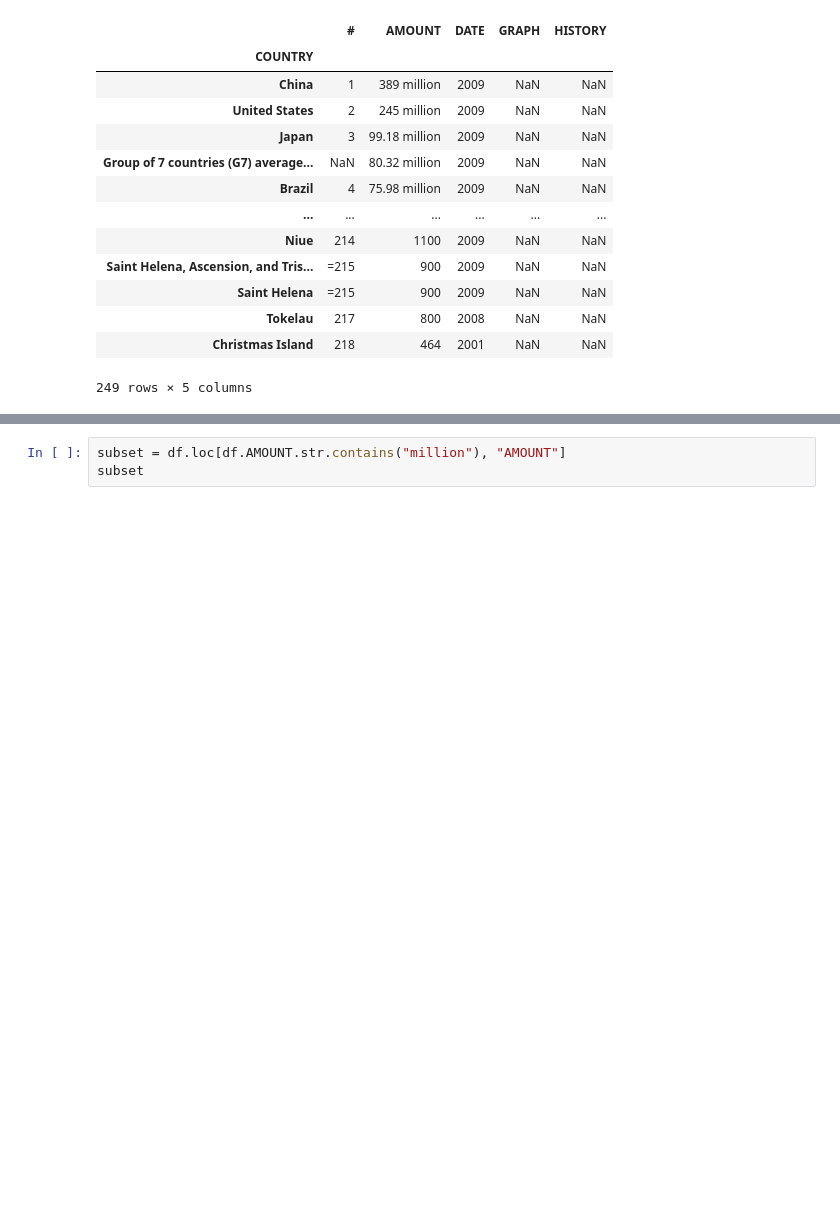
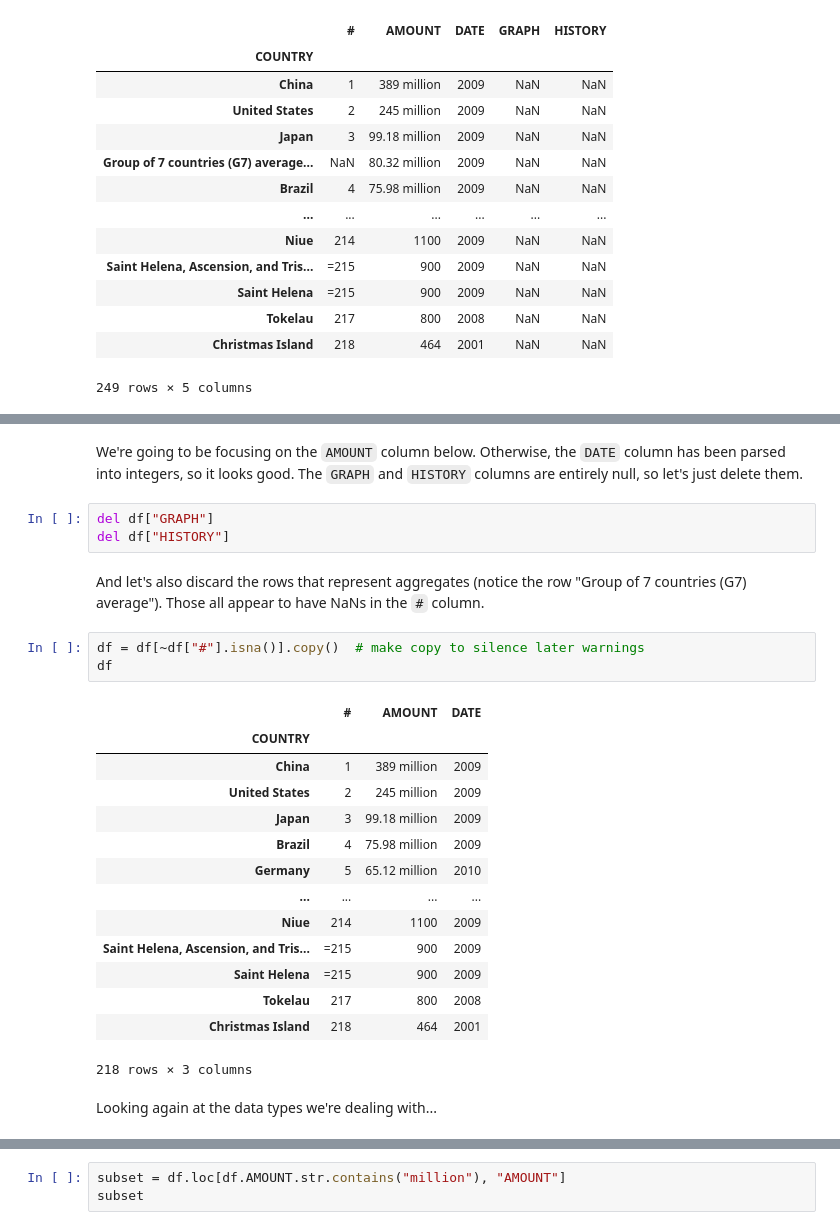
Before and after one commit to gjanee/carpentry-materials, a Jupyter notebook: pandas-html-scraping.ipynb, the cells around one changed output, grey strips where cells are left out. Drawn from its saved outputs; the diff is of its cells as text; blank space fills up the shorter version.

```diff
--- a/pandas-html-scraping.ipynb
+++ b/pandas-html-scraping.ipynb
@@ -107,0 +97,27 @@ memory usage: 10.2+ KB
+# %% [markdown]
+We're going to be focusing on the `AMOUNT` column below.  Otherwise, the `DATE` column has been parsed into integers, so it looks good.  The `GRAPH` and `HISTORY` columns are entirely null, so let's just delete them.
+# %%
+del df["GRAPH"]
+del df["HISTORY"]
+# %% [markdown]
+And let's also discard the rows that represent aggregates (notice the row "Group of 7 countries (G7) average").  Those all appear to have NaNs in the `#` column.
+# %%
+df = df[~df["#"].isna()].copy()  # make copy to silence later warnings
+df
+# %% [output]
+|  | # | AMOUNT | DATE |
+| COUNTRY |  |  |  |
+| China | 1 | 389 million | 2009 |
+| United States | 2 | 245 million | 2009 |
+| Japan | 3 | 99.18 million | 2009 |
+| Brazil | 4 | 75.98 million | 2009 |
+| Germany | 5 | 65.12 million | 2010 |
+| ... | ... | ... | ... |
+| Niue | 214 | 1100 | 2009 |
+| Saint Helena, Ascension, and Tris... | =215 | 900 | 2009 |
+| Saint Helena | =215 | 900 | 2009 |
+| Tokelau | 217 | 800 | 2008 |
+| Christmas Island | 218 | 464 | 2001 |
+218 rows × 3 columns
+# %% [markdown]
+Looking again at the data types we're dealing with...
```
Also changed, not shown: parts of 33 cells of this notebook.
